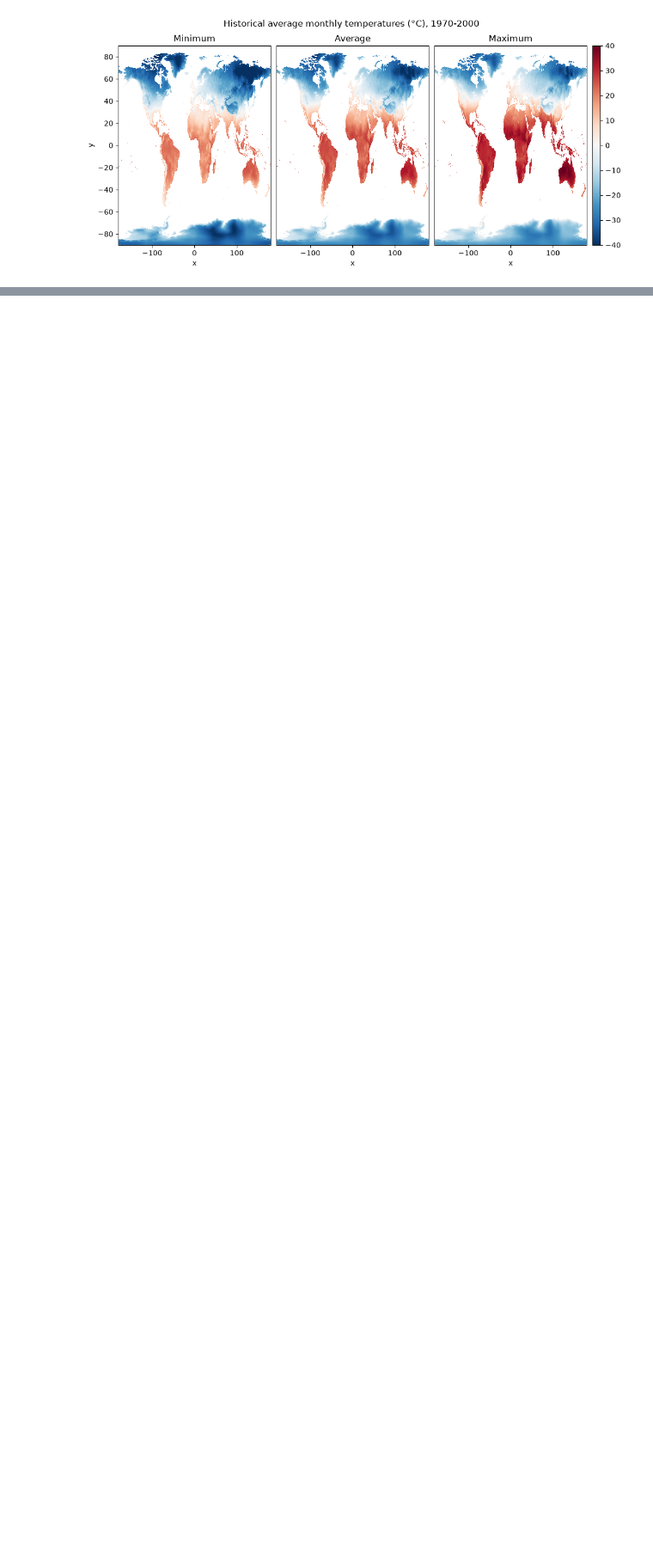
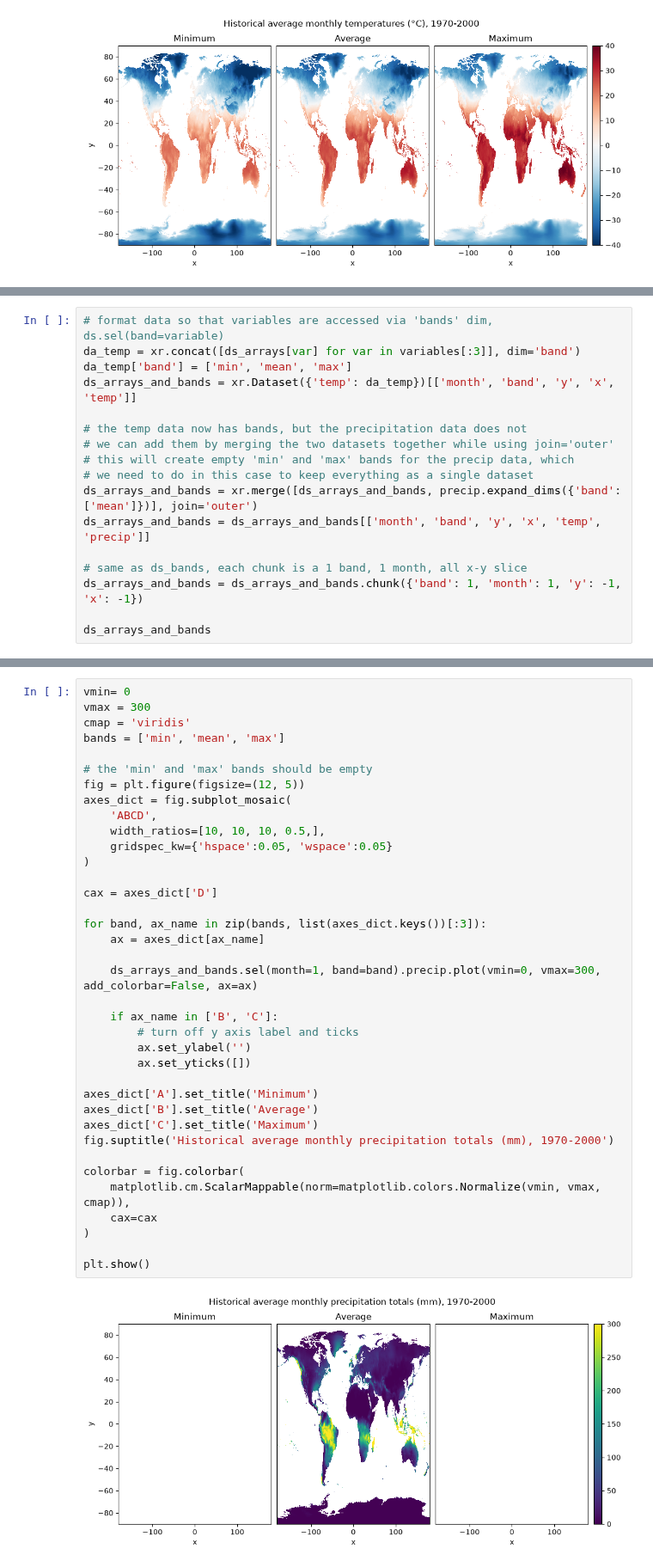
Before and after one commit to Jakidxav/zarr-layer-demo, a Jupyter notebook: data_processing/create-zarrs.ipynb, the cells around one changed output, grey strips where cells are left out. Shown at 86% size. Cells and saved outputs as stored; diff of their text form; blank space fills up the shorter version.

Commit message:
updating notebook with zarr formatting

```diff
--- a/data_processing/create-zarrs.ipynb
+++ b/data_processing/create-zarrs.ipynb
@@ -174,0 +294,17 @@ plt.show()
+# %%
+# format data so that variables are accessed via 'bands' dim, ds.sel(band=variable)
+da_temp = xr.concat([ds_arrays[var] for var in variables[:3]], dim='band')
+da_temp['band'] = ['min', 'mean', 'max']
+ds_arrays_and_bands = xr.Dataset({'temp': da_temp})[['month', 'band', 'y', 'x', 'temp']]
+
+# the temp data now has bands, but the precipitation data does not
+# we can add them by merging the two datasets together while using join='outer'
+# this will create empty 'min' and 'max' bands for the precip data, which
+# we need to do in this case to keep everything as a single dataset
+ds_arrays_and_bands = xr.merge([ds_arrays_and_bands, precip.expand_dims({'band': ['mean']})], join='outer')
+ds_arrays_and_bands = ds_arrays_and_bands[['month', 'band', 'y', 'x', 'temp', 'precip']]
+
+# same as ds_bands, each chunk is a 1 band, 1 month, all x-y slice
+ds_arrays_and_bands = ds_arrays_and_bands.chunk({'band': 1, 'month': 1, 'y': -1, 'x': -1})
+
+ds_arrays_and_bands
@@ -174,0 +377,39 @@ plt.show()
+# %%
+vmin= 0
+vmax = 300
+cmap = 'viridis'
+bands = ['min', 'mean', 'max']
+
+# the 'min' and 'max' bands should be empty
+fig = plt.figure(figsize=(12, 5))
+axes_dict = fig.subplot_mosaic(
+    'ABCD',
+    width_ratios=[10, 10, 10, 0.5,],
+    gridspec_kw={'hspace':0.05, 'wspace':0.05}
+)
+
+cax = axes_dict['D']
+
+for band, ax_name in zip(bands, list(axes_dict.keys())[:3]):
+    ax = axes_dict[ax_name]
+
+    ds_arrays_and_bands.sel(month=1, band=band).precip.plot(vmin=0, vmax=300, add_colorbar=False, ax=ax)
+
+    if ax_name in ['B', 'C']:
+        # turn off y axis label and ticks
+        ax.set_ylabel('')
+        ax.set_yticks([])
+
+axes_dict['A'].set_title('Minimum')
+axes_dict['B'].set_title('Average')
+axes_dict['C'].set_title('Maximum')
+fig.suptitle('Historical average monthly precipitation totals (mm), 1970-2000')
+
+colorbar = fig.colorbar(
+    matplotlib.cm.ScalarMappable(norm=matplotlib.colors.Normalize(vmin, vmax, cmap)),
+    cax=cax
+)
+
+plt.show()
+# %% [output]
+[figure, added]
```
Also changed, not shown: parts of 25 cells of this notebook.
